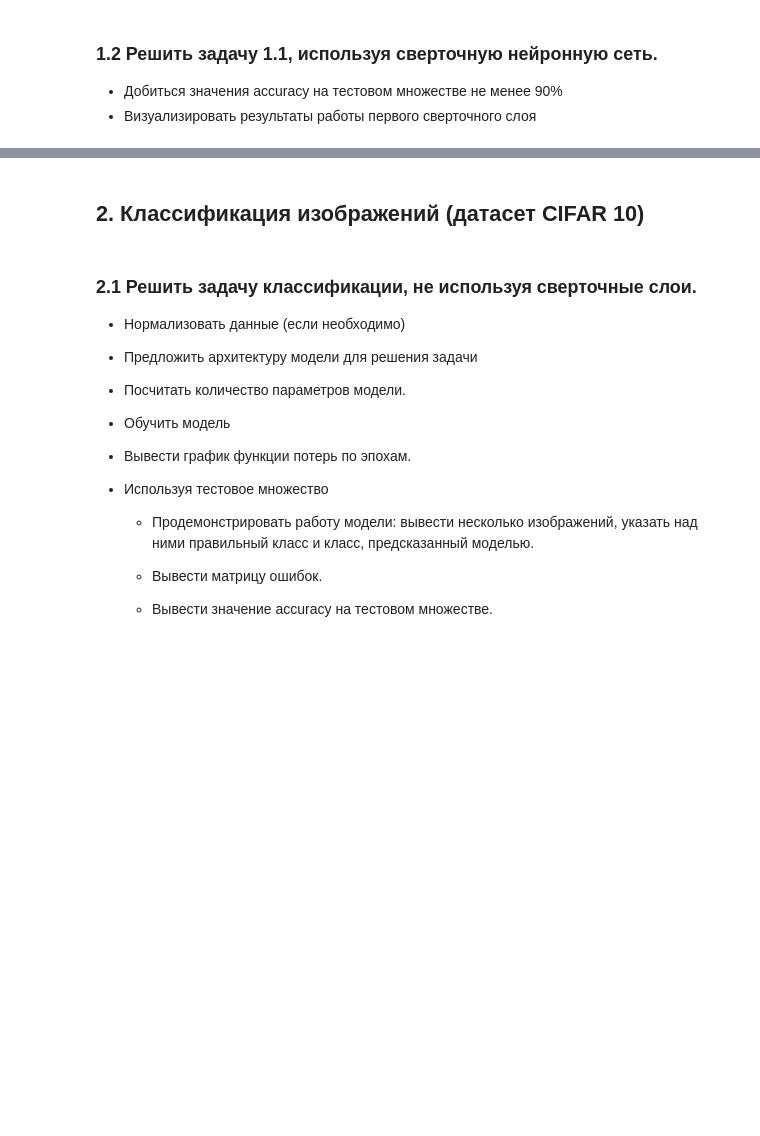
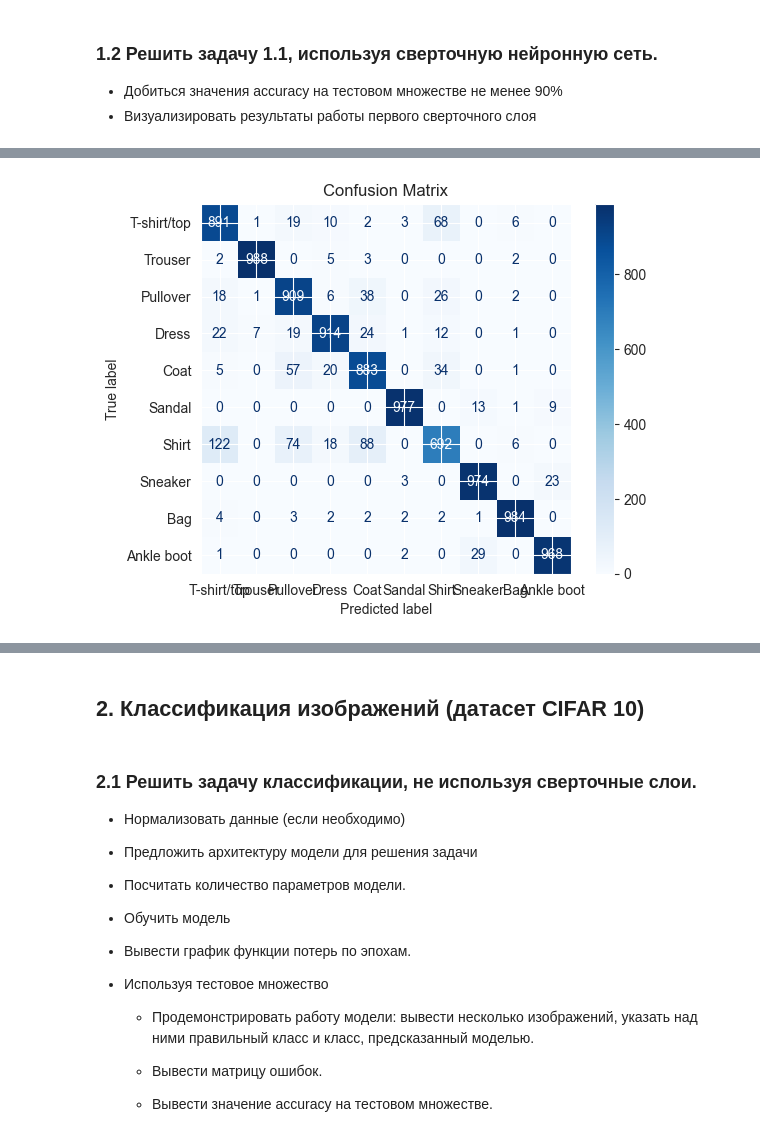
Before and after one commit to master-of-the-dungeon/ITiABD-PM22-7-Nikolay-Sedov, a Jupyter notebook: DL/blank_04_cnn.ipynb, the cells around one changed output, grey strips where cells are left out. Drawn from its saved outputs; the diff is of its cells as text; code cells hidden in the pictures; blank space fills up the shorter version.

```diff
--- a/DL/blank_04_cnn.ipynb
+++ b/DL/blank_04_cnn.ipynb
@@ -259,0 +258,5 @@ Accuracy on test set: 88.33%
+# %%
+show_predictions(model, test_loader, num_images=6)
+cm = compute_confusion_matrix(model, test_loader)
+plot_confusion_matrix(cm)
+evaluate_accuracy(model, test_loader)
@@ -265,0 +398,28 @@ torch.save(model, 'fashion_mnist_model_complete.pth')
+# %%
+# 7. Оценка точности и построение матрицы ошибок
+def evaluate_and_plot_confusion_matrix(model, test_loader):
+    model.eval()
+    all_preds = []
+    all_labels = []
+
+    with torch.no_grad():
+        for images, labels in test_loader:
+            images, labels = images.to(device), labels.to(device)
+            outputs = model(images)
+            _, preds = torch.max(outputs, 1)
+            all_preds.extend(preds.cpu().numpy())
+            all_labels.extend(labels.cpu().numpy())
+
+    # Построение матрицы ошибок
+    cm = confusion_matrix(all_labels, all_preds)
+    disp = ConfusionMatrixDisplay(confusion_matrix=cm, display_labels=[
+        'T-shirt/top', 'Trouser', 'Pullover', 'Dress', 'Coat',
+        'Sandal', 'Shirt', 'Sneaker', 'Bag', 'Ankle boot'
+    ])
+    disp.plot(cmap='Blues', values_format='d')
+    plt.title('Confusion Matrix')
+    plt.show()
+
+evaluate_and_plot_confusion_matrix(model, test_loader)
+# %% [output]
+[figure, added]
```
Also changed, not shown: parts of 29 cells of this notebook.
